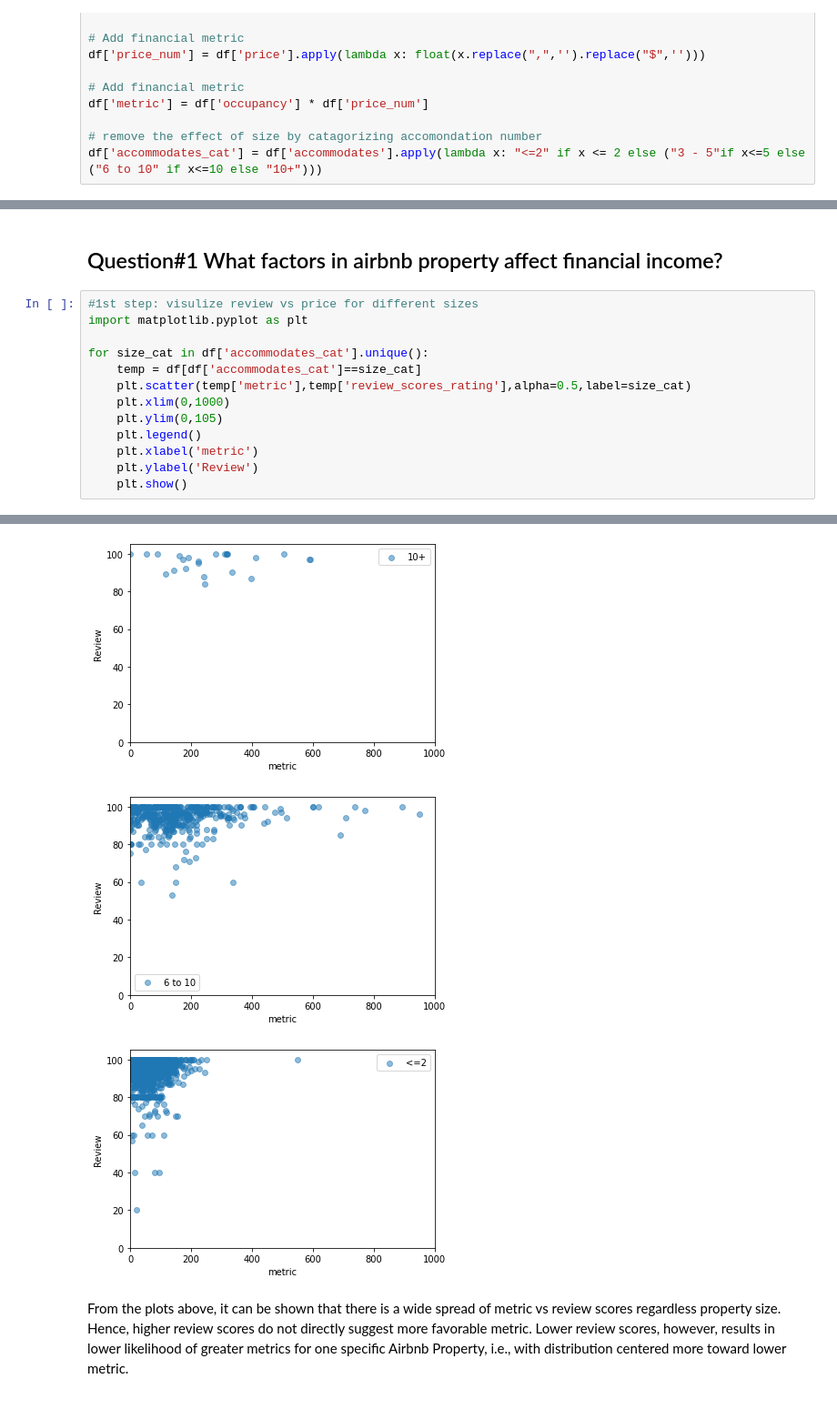
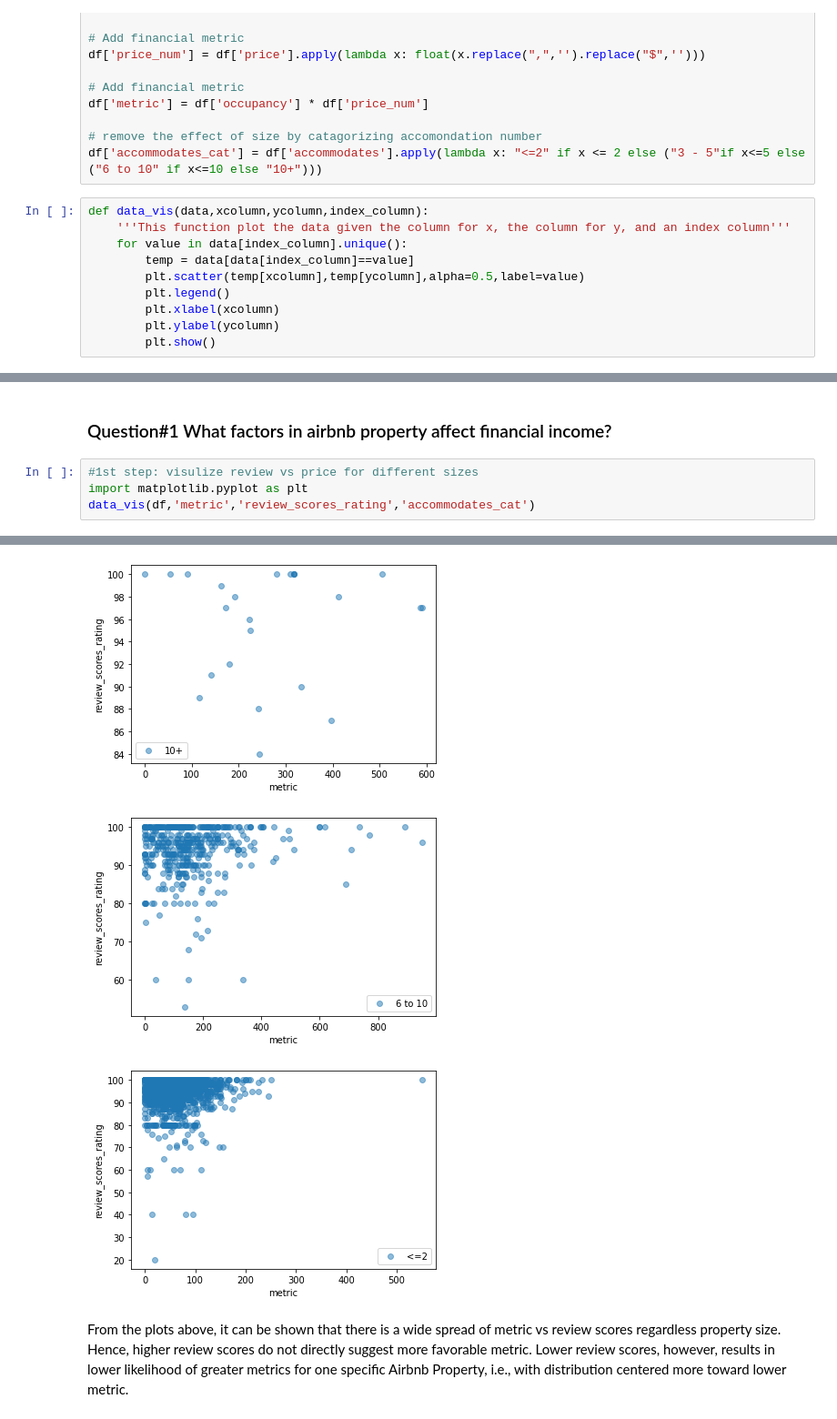
Before and after one commit to sunxingshu/Data-Scientist-Project-1, a Jupyter notebook: notebook.ipynb, the cells around one changed output, grey strips where cells are left out. Shown at 91% size. Cells and saved outputs as stored; diff of their text form.

Commit message:
include review comments from Udacity

```diff
--- a/notebook.ipynb
+++ b/notebook.ipynb
@@ -44,3 +71,13 @@ df['metric'] = df['occupancy'] * df['price_num']
 
 # remove the effect of size by catagorizing accomondation number
 df['accommodates_cat'] = df['accommodates'].apply(lambda x: "<=2" if x <= 2 else ("3 - 5"if x<=5 else ("6 to 10" if x<=10 else "10+")))
+# %%
+def data_vis(data,xcolumn,ycolumn,index_column):
+    '''This function plot the data given the column for x, the column for y, and an index column'''
+    for value in data[index_column].unique():
+        temp = data[data[index_column]==value]
+        plt.scatter(temp[xcolumn],temp[ycolumn],alpha=0.5,label=value)
+        plt.legend()
+        plt.xlabel(xcolumn)
+        plt.ylabel(ycolumn)
+        plt.show()
@@ -47,16 +88,7 @@ df['accommodates_cat'] = df['accommodates'].apply(lambda x: "<=2" if x <= 2 else
 # %% [markdown]
-## Question#1 What factors in airbnb property affect financial income?
+### Question#1 What factors in airbnb property affect financial income?
 # %%
 #1st step: visulize review vs price for different sizes
 import matplotlib.pyplot as plt
-
-for size_cat in df['accommodates_cat'].unique():
-    temp = df[df['accommodates_cat']==size_cat]
-    plt.scatter(temp['metric'],temp['review_scores_rating'],alpha=0.5,label=size_cat)
-    plt.xlim(0,1000)
-    plt.ylim(0,105)
-    plt.legend()
-    plt.xlabel('metric')
-    plt.ylabel('Review')
-    plt.show()
+data_vis(df,'metric','review_scores_rating','accommodates_cat')
 # %% [output]
@@ -64,6 +96,6 @@ for size_cat in df['accommodates_cat'].unique():
-[figure, old version]
+[figure, new version]
-[figure, old version]
+[figure, new version]
-[figure, old version]
+[figure, new version]
 # %% [markdown]
 From the plots above, it can be shown that there is a wide spread of metric vs review scores regardless property size. Hence, higher review scores do not directly suggest more favorable metric. Lower review scores, however, results in lower likelihood of greater metrics for one specific Airbnb Property, i.e.,  with distribution centered more toward lower metric.
 # %%
```
Also changed, not shown: parts of 17 cells of this notebook, 1 other file.
